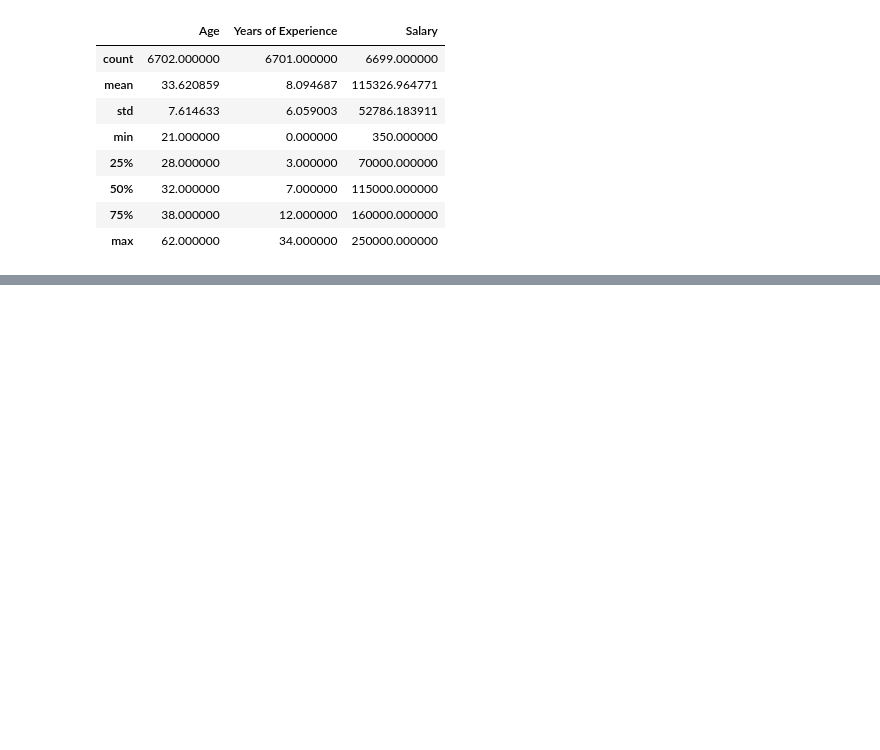
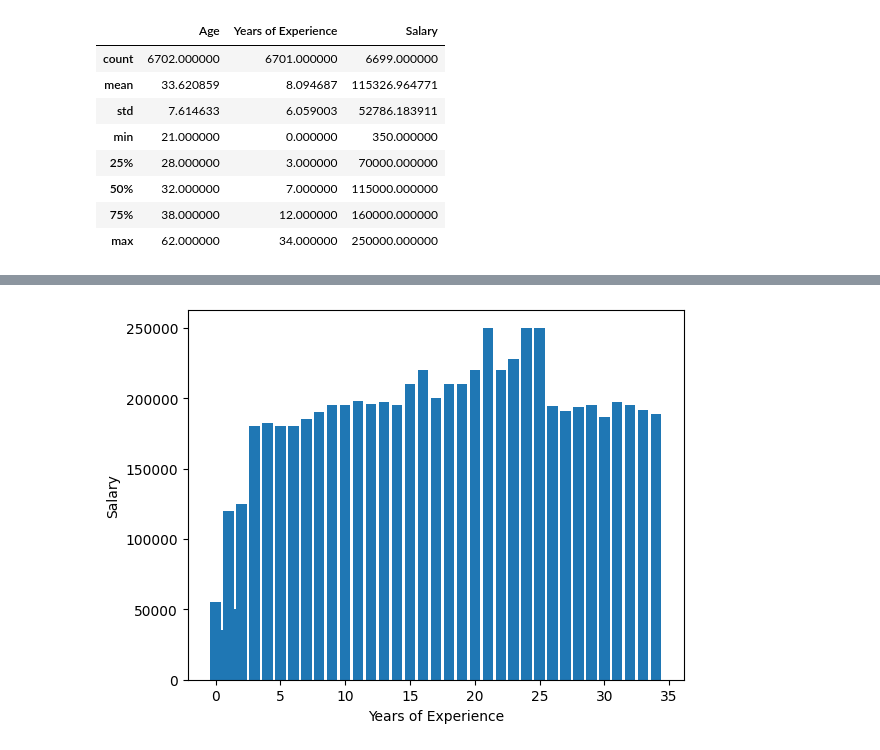
Before and after one commit to Ritikakoirala/data-science-course, a Jupyter notebook: matplotlib.ipynb, the cells around one changed output, grey strips where cells are left out. Drawn from its saved outputs; the diff is of its cells as text; code cells hidden in the pictures; blank space fills up the shorter version.

```diff
--- a/matplotlib.ipynb
+++ b/matplotlib.ipynb
@@ -50,6 +49,11 @@ ValueError: s must be a scalar, or float array-like with the same size as x and
 # %%
-data.head()
-data.tail()
-data["Salary"]
-data[data["Age"]>=29]
-print(data)
+import pandas as pd
+import numpy as np
+x = data["Years of Experience"]
+y = data["Salary"]
+plt.xlabel("Years of Experience")
+plt.ylabel("Salary")
+plt.bar(x,y)
+plt.show()
+# %% [output]
+[figure, added]
```
Also changed, not shown: parts of 1 cell of this notebook, 1 other file.
